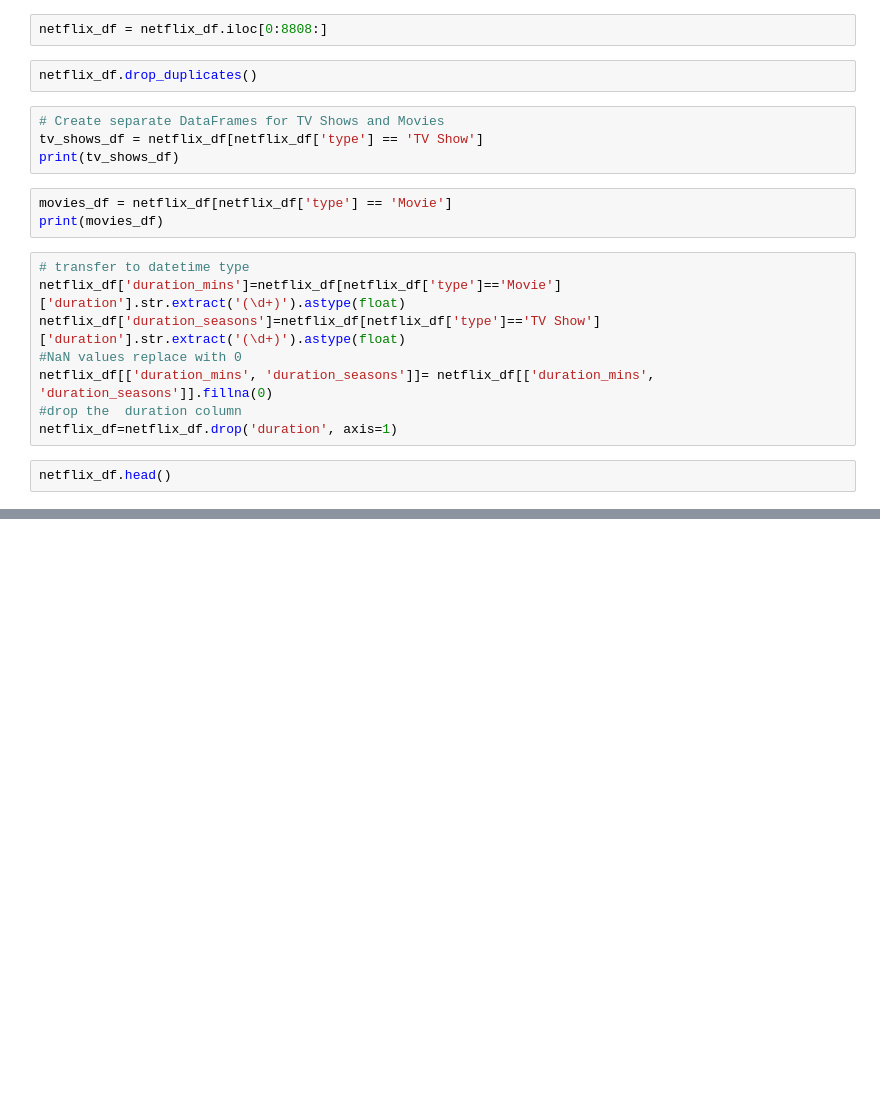
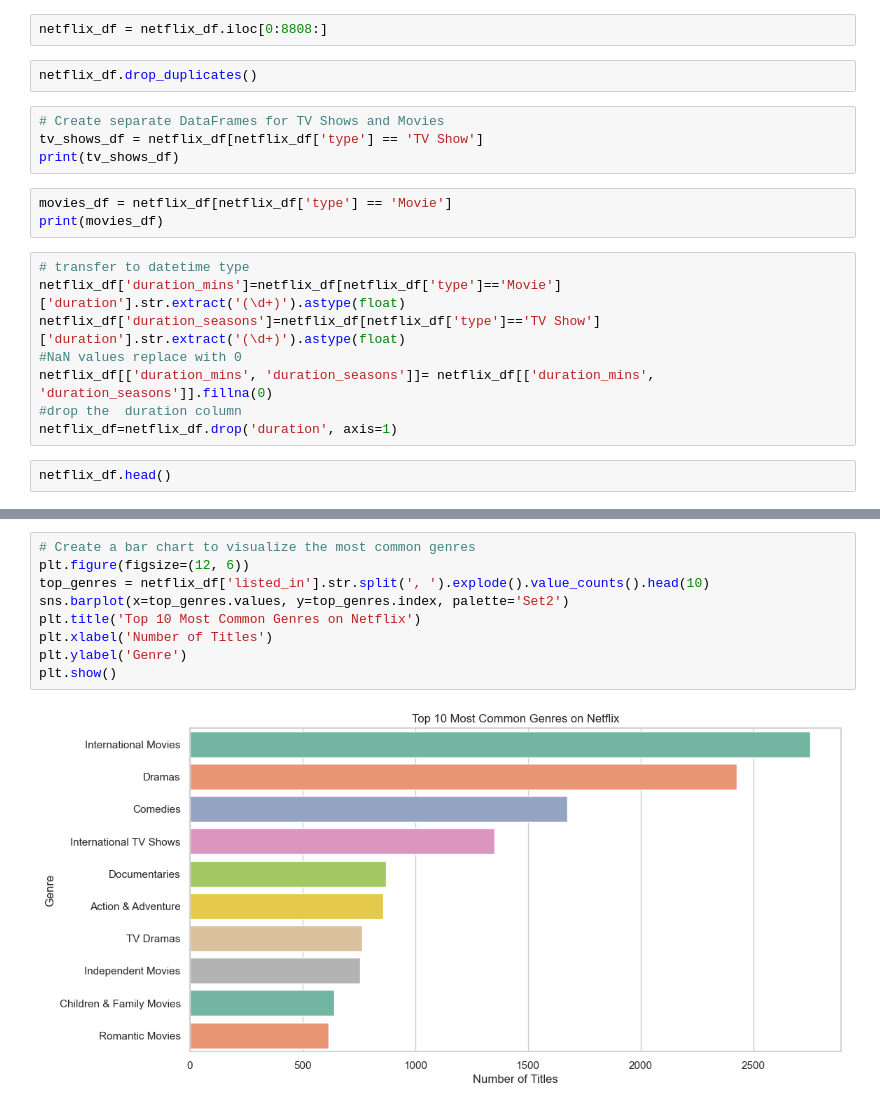
Before and after one commit to KgasagoGH/netflix_titles_edsa, a Jupyter notebook: netflix_titles.csv/notebook.ipynb, the cells around one changed output, grey strips where cells are left out. Cells and saved outputs as stored; diff of their text form; blank space fills up the shorter version.

```diff
--- a/netflix_titles.csv/notebook.ipynb
+++ b/netflix_titles.csv/notebook.ipynb
@@ -62,0 +169,11 @@ netflix_df.head()
+# %%
+# Create a bar chart to visualize the most common genres
+plt.figure(figsize=(12, 6))
+top_genres = netflix_df['listed_in'].str.split(', ').explode().value_counts().head(10)
+sns.barplot(x=top_genres.values, y=top_genres.index, palette='Set2')
+plt.title('Top 10 Most Common Genres on Netflix')
+plt.xlabel('Number of Titles')
+plt.ylabel('Genre')
+plt.show()
+# %% [output]
+[figure, added]
```
Also changed, not shown: parts of 7 cells of this notebook.
